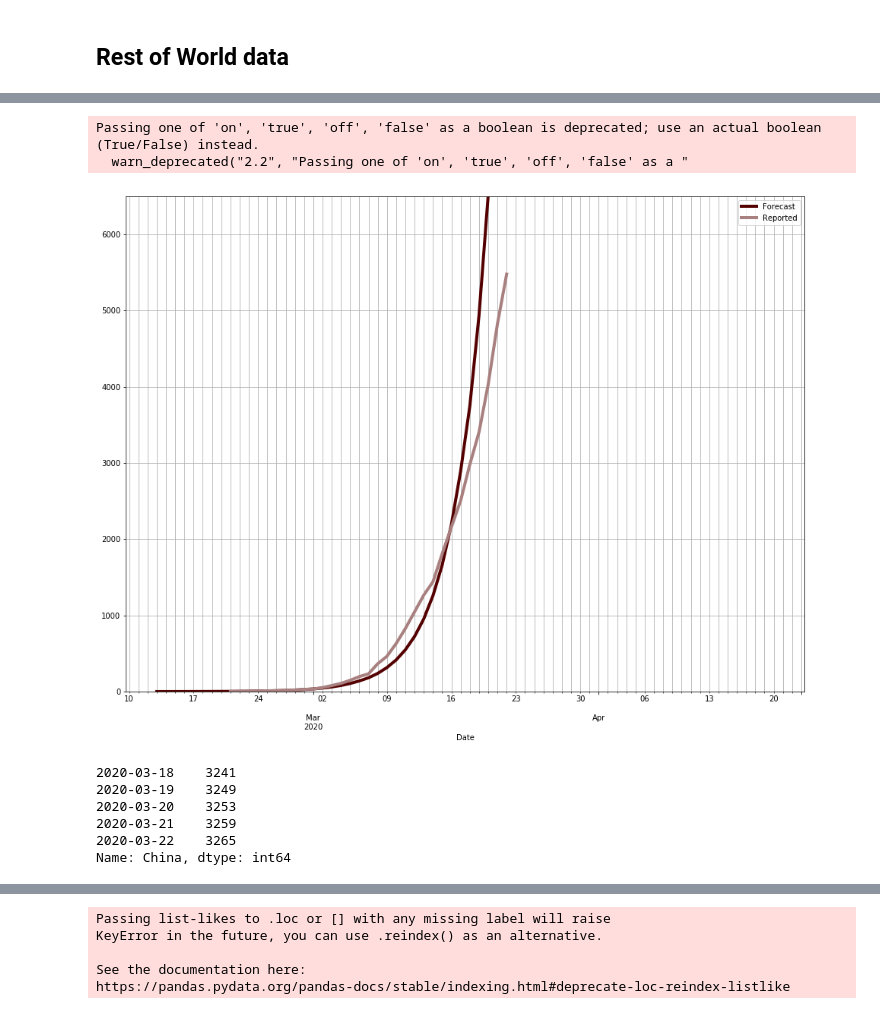
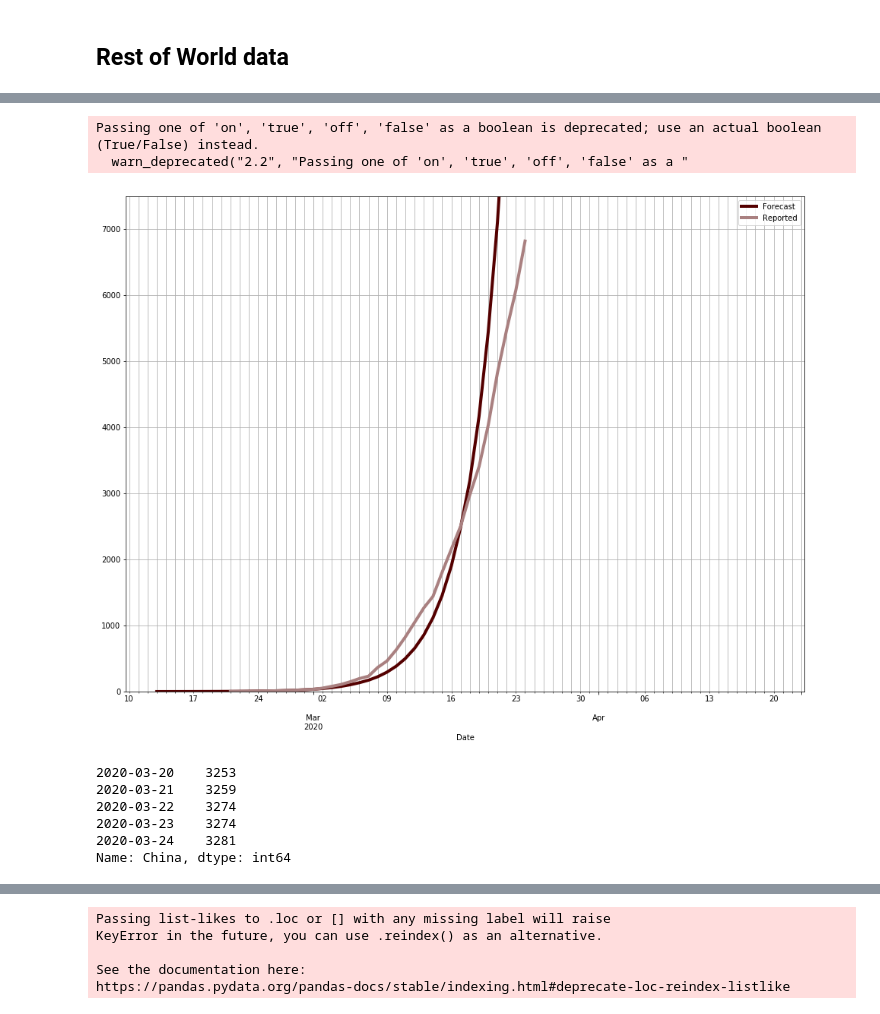
Before and after one commit to djhume/COVID-19, a Jupyter notebook: COVID-19.ipynb, the cells around one changed output, grey strips where cells are left out. Cells and saved outputs as stored; diff of their text form; code cells hidden in the pictures.

```diff
--- a/COVID-19.ipynb
+++ b/COVID-19.ipynb
@@ -57,7 +57,7 @@ colours()
 d_ts = pd.read_csv('csse_covid_19_data/csse_covid_19_time_series/time_series_19-covid-Deaths.csv', index_col=[0, 1, 2, 3], parse_dates=True)
 c_ts = pd.read_csv('csse_covid_19_data/csse_covid_19_time_series/time_series_19-covid-Confirmed.csv', index_col=[0, 1, 2, 3], parse_dates=True)
 r_ts = pd.read_csv('csse_covid_19_data/csse_covid_19_time_series/time_series_19-covid-Recovered.csv', index_col=[0, 1, 2, 3], parse_dates=True)
-
+d_ts = pd.read_csv('csse_covid_19_data/csse_covid_19_time_series/time_series_covid19_deaths_global.csv', index_col=[0, 1, 2, 3], parse_dates=True)
 # Convert columns to datetime objects
 d_ts.columns = pd.to_datetime(d_ts.columns)
 c_ts.columns = pd.to_datetime(c_ts.columns)
@@ -279,13 +279,13 @@ Passing one of 'on', 'true', 'off', 'false' as a boolean is deprecated; use an a
 # %%
 fig = plt.figure(1, figsize=[16,12])
 ax = fig.add_subplot(111)
 fit_exp(RoW_D2['Italy'], start_date=datetime(2020,2,13)).plot(ax=ax, lw=4)
-ax.set_ylim([0, 6500])
+ax.set_ylim([0, 7500])
 ax.grid('on', which='both')
 # %% [output]
 Passing one of 'on', 'true', 'off', 'false' as a boolean is deprecated; use an actual boolean (True/False) instead.
   warn_deprecated("2.2", "Passing one of 'on', 'true', 'off', 'false' as a "
-[figure, old version]
+[figure, new version]
 # %%
 def exp_vs_reported(d_ts, countries=['Italy', 'Iran', 'Korea, South', 'China', 'Spain', 'US'],
                     C_start=datetime(2020, 1, 21), RoW_start=datetime(2020,2, 23)):
@@ -301,11 +301,11 @@ def exp_vs_reported(d_ts, countries=['Italy', 'Iran', 'Korea, South', 'China', '
 # %%
 C_D.tail()
 # %% [output]
-2020-03-18    3241
-2020-03-19    3249
 2020-03-20    3253
 2020-03-21    3259
-2020-03-22    3265
+2020-03-22    3274
+2020-03-23    3274
+2020-03-24    3281
 Name: China, dtype: int64
 # %%
 fig = plt.figure(1, figsize=[16,12])
```
Also changed, not shown: parts of 30 cells of this notebook.
